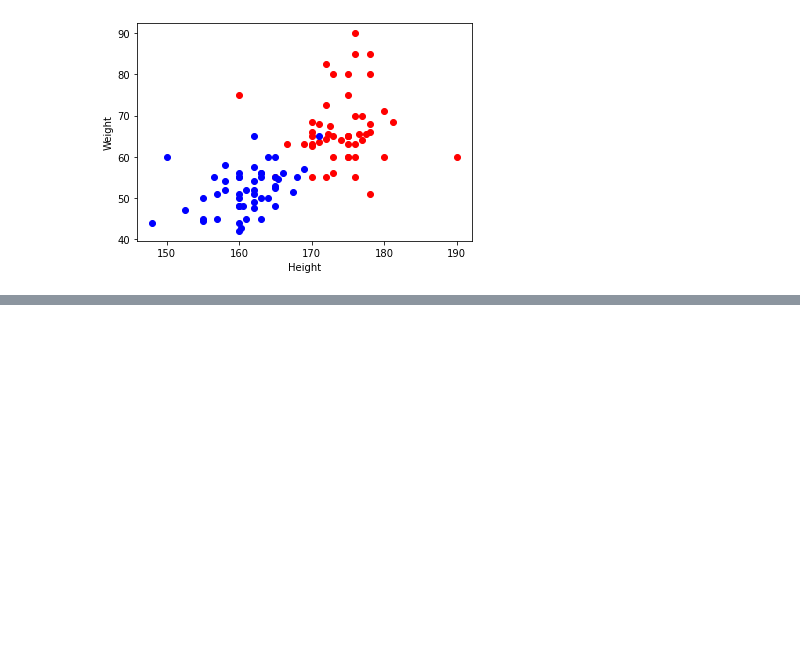
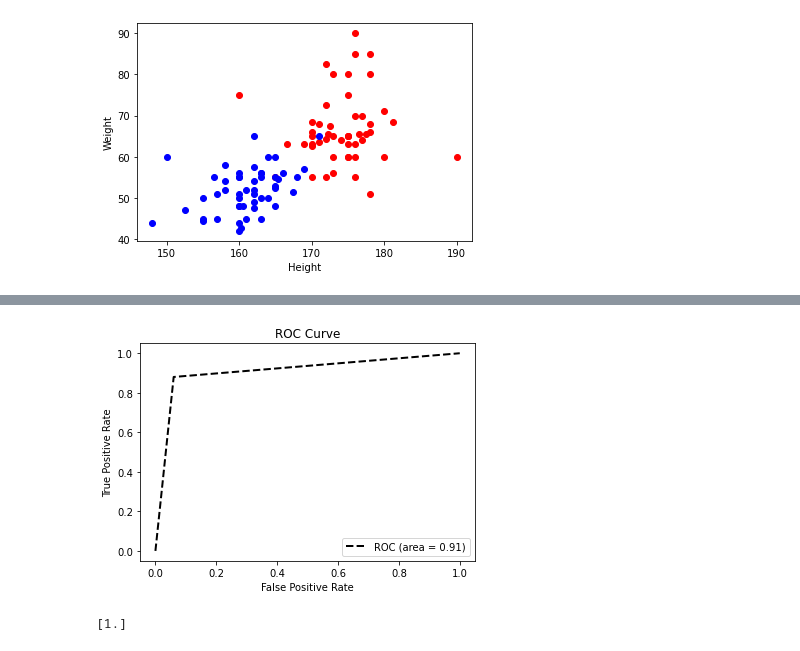
Before and after one commit to Psiphonc/ml-lecture-hdu, a Jupyter notebook: hw2-bayes-classifier/solution.ipynb, the cells around one changed output, grey strips where cells are left out. Saved outputs shown, nothing was run; the diff lists cells and outputs as text; code cells hidden in the pictures; blank space fills up the shorter version.

```diff
--- a/hw2-bayes-classifier/solution.ipynb
+++ b/hw2-bayes-classifier/solution.ipynb
@@ -63,6 +50,0 @@ fitted_female_weight_mean =  (1 / (n_female + female_weight_std ** 2)) * (female
-# %%
-import math
-def predict(x, mean_male, mean_female, sig_male, sig_female, P_male, P_famale):
-  return 0.5 * (np.dot(np.dot((x-mean_male).T,np.linalg.inv(sig_male)), (x-mean_male))-\
-        np.dot(np.dot((x-mean_female).T,np.linalg.inv(sig_female)), (x-mean_female))) +\
-        0.5 * math.log(np.linalg.det(sig_male)/np.linalg.det(sig_female)) - math.log(P_male/P_famale)
@@ -94,0 +138,11 @@ plt.legend(['Male','Female'])
+# %%
+ys = df_test['gender'].map({label:idx for idx,label in enumerate(set(df_train['gender']))}).to_numpy()
+xs = df_test.iloc[:,1:3].to_numpy()
+roc(pred, xs, ys)
+# %% [output]
+[figure, added]
+# %%
+ret = pred(np.array([[180],[120]]),'male') - pred(np.array([[180],[120]]),'female')
+print(ret.flatten())
+# %% [output]
+[1.]
```
Also changed, not shown: parts of 14 cells of this notebook.
